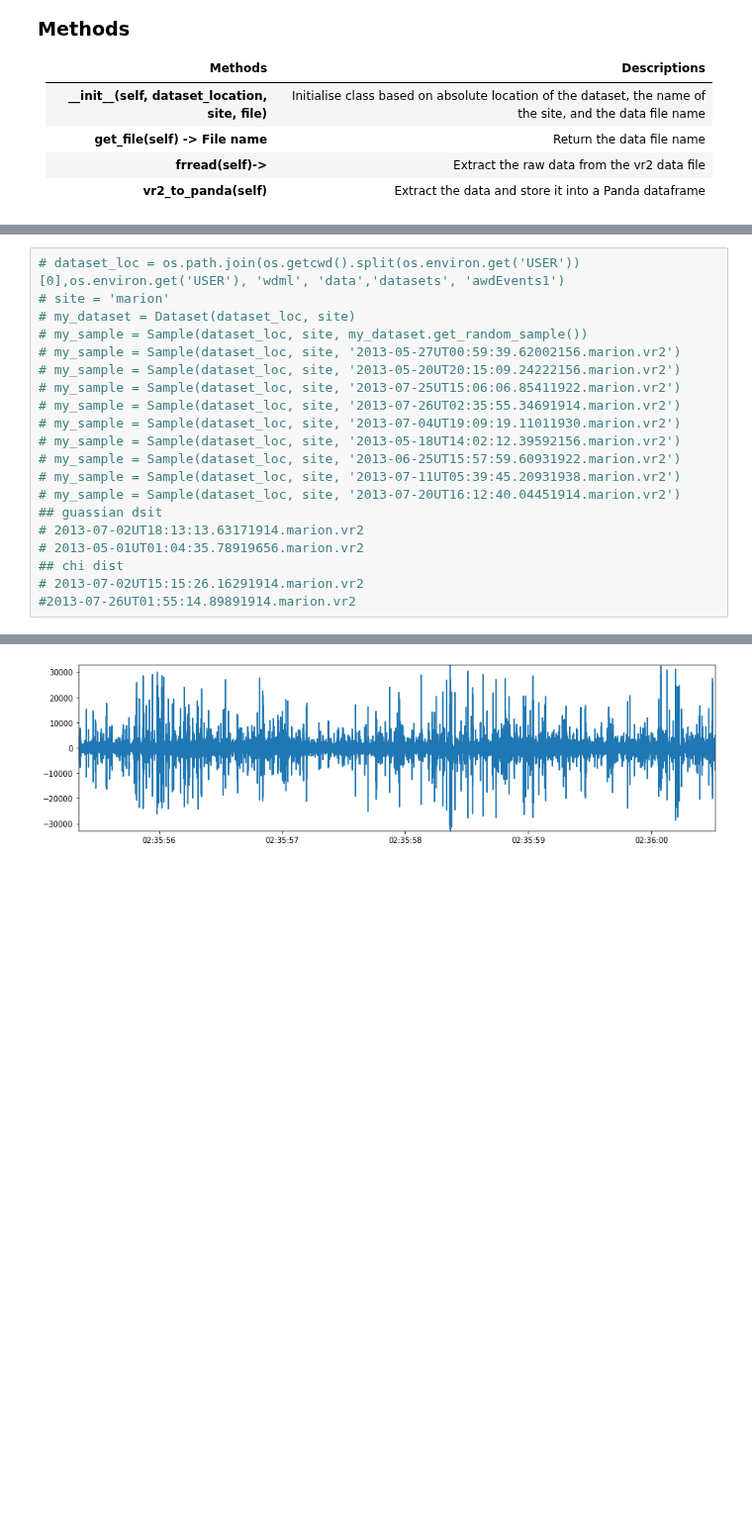
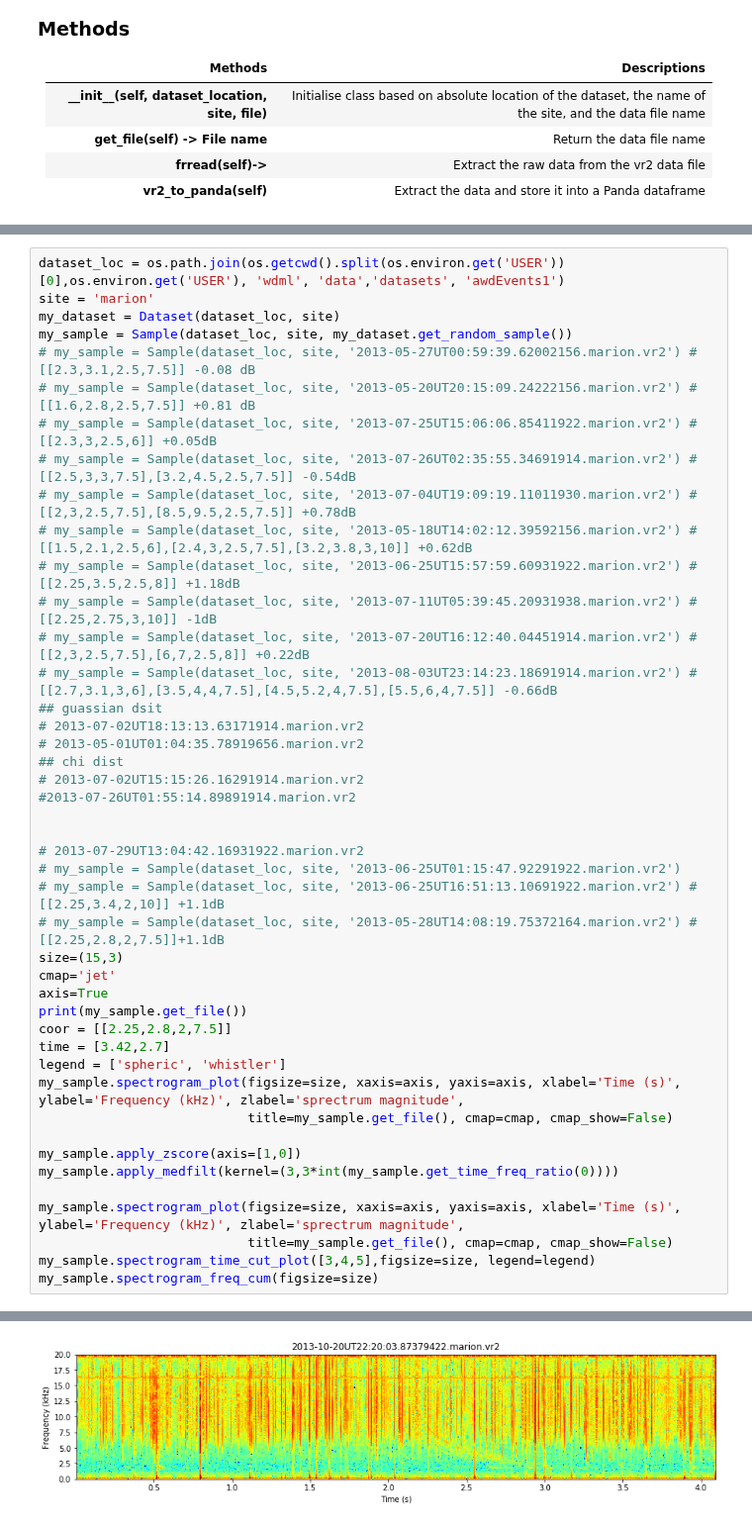
Before and after one commit to Kojey/MSc-whistler-waves-detector, a Jupyter notebook: ipy/sample.ipynb, the cells around one changed output, grey strips where cells are left out. Shown at 99% size. Saved outputs shown, nothing was run; the diff lists cells and outputs as text; blank space fills up the shorter version.

```diff
--- a/ipy/sample.ipynb
+++ b/ipy/sample.ipynb
@@ -543,23 +654,47 @@ class Sample(Dataset):
         cuts = np.array(cuts)
         return spec, cuts, indices
 # %%
-# dataset_loc = os.path.join(os.getcwd().split(os.environ.get('USER'))[0],os.environ.get('USER'), 'wdml', 'data','datasets', 'awdEvents1')
-# site = 'marion'
-# my_dataset = Dataset(dataset_loc, site)
-# my_sample = Sample(dataset_loc, site, my_dataset.get_random_sample())
-# my_sample = Sample(dataset_loc, site, '2013-05-27UT00:59:39.62002156.marion.vr2')
-# my_sample = Sample(dataset_loc, site, '2013-05-20UT20:15:09.24222156.marion.vr2')
-# my_sample = Sample(dataset_loc, site, '2013-07-25UT15:06:06.85411922.marion.vr2')
-# my_sample = Sample(dataset_loc, site, '2013-07-26UT02:35:55.34691914.marion.vr2')
-# my_sample = Sample(dataset_loc, site, '2013-07-04UT19:09:19.11011930.marion.vr2')
-# my_sample = Sample(dataset_loc, site, '2013-05-18UT14:02:12.39592156.marion.vr2')
-# my_sample = Sample(dataset_loc, site, '2013-06-25UT15:57:59.60931922.marion.vr2')
-# my_sample = Sample(dataset_loc, site, '2013-07-11UT05:39:45.20931938.marion.vr2')
-# my_sample = Sample(dataset_loc, site, '2013-07-20UT16:12:40.04451914.marion.vr2')
+dataset_loc = os.path.join(os.getcwd().split(os.environ.get('USER'))[0],os.environ.get('USER'), 'wdml', 'data','datasets', 'awdEvents1')
+site = 'marion'
+my_dataset = Dataset(dataset_loc, site)
+my_sample = Sample(dataset_loc, site, my_dataset.get_random_sample())
+# my_sample = Sample(dataset_loc, site, '2013-05-27UT00:59:39.62002156.marion.vr2') # [[2.3,3.1,2.5,7.5]] -0.08 dB
+# my_sample = Sample(dataset_loc, site, '2013-05-20UT20:15:09.24222156.marion.vr2') # [[1.6,2.8,2.5,7.5]] +0.81 dB
+# my_sample = Sample(dataset_loc, site, '2013-07-25UT15:06:06.85411922.marion.vr2') # [[2.3,3,2.5,6]] +0.05dB
+# my_sample = Sample(dataset_loc, site, '2013-07-26UT02:35:55.34691914.marion.vr2') # [[2.5,3,3,7.5],[3.2,4.5,2.5,7.5]] -0.54dB
+# my_sample = Sample(dataset_loc, site, '2013-07-04UT19:09:19.11011930.marion.vr2') # [[2,3,2.5,7.5],[8.5,9.5,2.5,7.5]] +0.78dB
+# my_sample = Sample(dataset_loc, site, '2013-05-18UT14:02:12.39592156.marion.vr2') # [[1.5,2.1,2.5,6],[2.4,3,2.5,7.5],[3.2,3.8,3,10]] +0.62dB
+# my_sample = Sample(dataset_loc, site, '2013-06-25UT15:57:59.60931922.marion.vr2') # [[2.25,3.5,2.5,8]] +1.18dB
+# my_sample = Sample(dataset_loc, site, '2013-07-11UT05:39:45.20931938.marion.vr2') # [[2.25,2.75,3,10]] -1dB
+# my_sample = Sample(dataset_loc, site, '2013-07-20UT16:12:40.04451914.marion.vr2') # [[2,3,2.5,7.5],[6,7,2.5,8]] +0.22dB
+# my_sample = Sample(dataset_loc, site, '2013-08-03UT23:14:23.18691914.marion.vr2') # [[2.7,3.1,3,6],[3.5,4,4,7.5],[4.5,5.2,4,7.5],[5.5,6,4,7.5]] -0.66dB
 ## guassian dsit
 # 2013-07-02UT18:13:13.63171914.marion.vr2
 # 2013-05-01UT01:04:35.78919656.marion.vr2
 ## chi dist
 # 2013-07-02UT15:15:26.16291914.marion.vr2
 #2013-07-26UT01:55:14.89891914.marion.vr2
+
+
+# 2013-07-29UT13:04:42.16931922.marion.vr2
+# my_sample = Sample(dataset_loc, site, '2013-06-25UT01:15:47.92291922.marion.vr2')
+# my_sample = Sample(dataset_loc, site, '2013-06-25UT16:51:13.10691922.marion.vr2') # [[2.25,3.4,2,10]] +1.1dB
+# my_sample = Sample(dataset_loc, site, '2013-05-28UT14:08:19.75372164.marion.vr2') # [[2.25,2.8,2,7.5]]+1.1dB
+size=(15,3)
+cmap='jet'
+axis=True
+print(my_sample.get_file())
+coor = [[2.25,2.8,2,7.5]]
+time = [3.42,2.7]
+legend = ['spheric', 'whistler']
+my_sample.spectrogram_plot(figsize=size, xaxis=axis, yaxis=axis, xlabel='Time (s)', ylabel='Frequency (kHz)', zlabel='sprectrum magnitude',
+                           title=my_sample.get_file(), cmap=cmap, cmap_show=False)
+
+my_sample.apply_zscore(axis=[1,0])
+my_sample.apply_medfilt(kernel=(3,3*int(my_sample.get_time_freq_ratio(0))))
+
+my_sample.spectrogram_plot(figsize=size, xaxis=axis, yaxis=axis, xlabel='Time (s)', ylabel='Frequency (kHz)', zlabel='sprectrum magnitude',
+                           title=my_sample.get_file(), cmap=cmap, cmap_show=False)
+my_sample.spectrogram_time_cut_plot([3,4,5],figsize=size, legend=legend)
+my_sample.spectrogram_freq_cum(figsize=size)
 # %% [output]
@@ -567 +702 @@ class Sample(Dataset):
-[figure, old version]
+[figure, new version]
```
Also changed, not shown: parts of 2 cells of this notebook, 1 other file.
